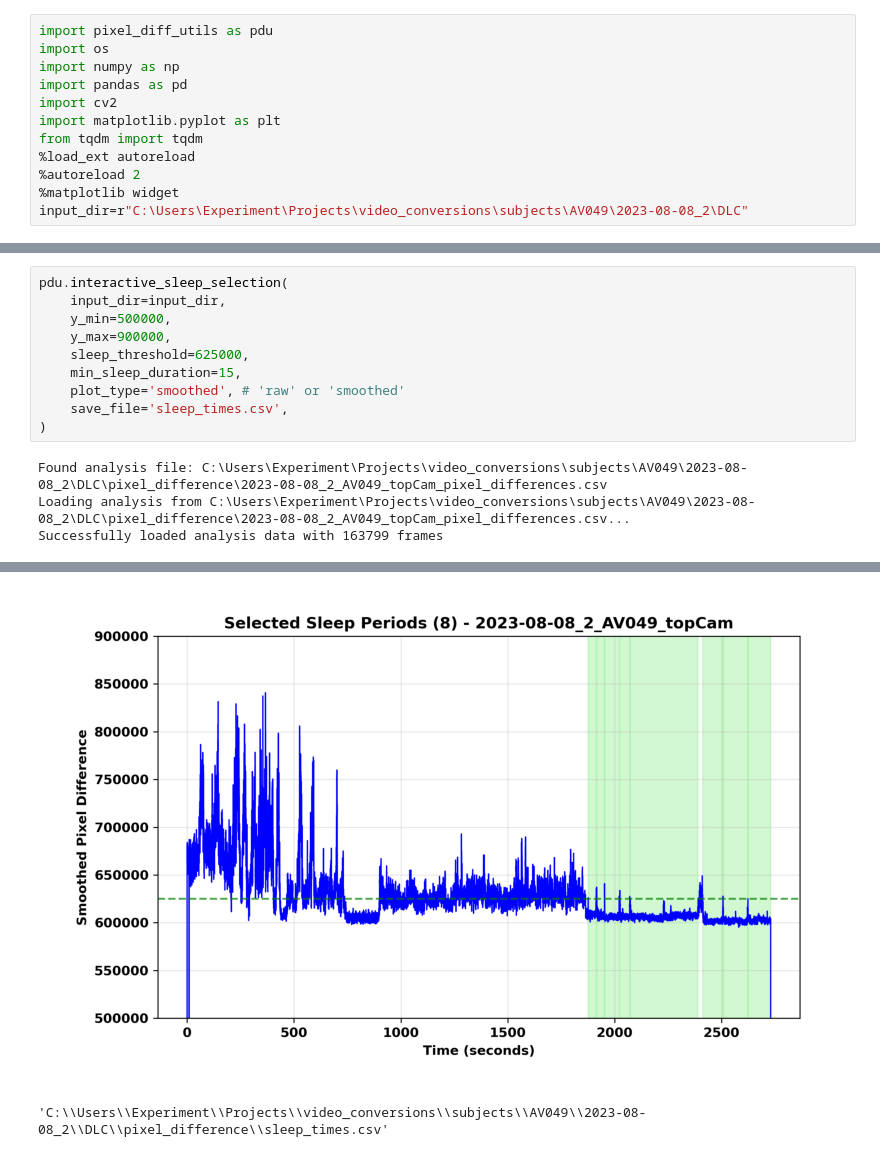
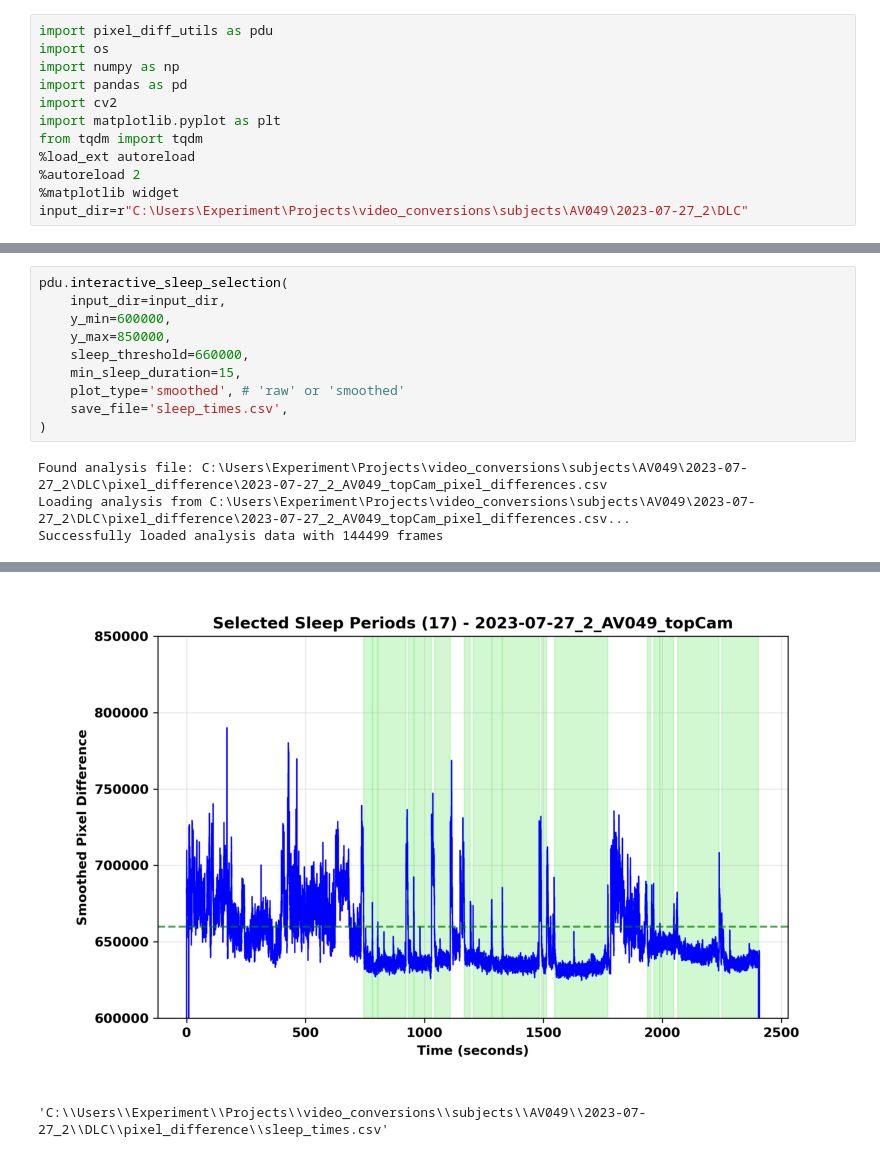
Before and after one commit to Joschua21/sleep_analysis_pipeline, a Jupyter notebook: pixel_diff_pipeline.ipynb, the cells around one changed output, grey strips where cells are left out. Cells and saved outputs as stored; diff of their text form.

```diff
--- a/pixel_diff_pipeline.ipynb
+++ b/pixel_diff_pipeline.ipynb
@@ -9,7 +9,7 @@ from tqdm import tqdm
 %load_ext autoreload
 %autoreload 2
 %matplotlib widget
-input_dir=r"C:\Users\Experiment\Projects\video_conversions\subjects\AV049\2023-08-08_2\DLC"
+input_dir=r"C:\Users\Experiment\Projects\video_conversions\subjects\AV049\2023-07-27_2\DLC"
 # %%
 results = pdu.analyze_and_plot_video(
     input_dir=input_dir,
@@ -61,14 +62,14 @@ Saved figure to: C:\Users\Experiment\Projects\video_conversions\subjects\AV049\2
 # %%
 pdu.interactive_sleep_selection(
     input_dir=input_dir,
-    y_min=500000,
-    y_max=900000,
-    sleep_threshold=625000,
+    y_min=600000,
+    y_max=850000,
+    sleep_threshold=660000,
     min_sleep_duration=15,
     plot_type='smoothed', # 'raw' or 'smoothed'
     save_file='sleep_times.csv',
 )
 # %% [output]
-Found analysis file: C:\Users\Experiment\Projects\video_conversions\subjects\AV049\2023-08-08_2\DLC\pixel_difference\2023-08-08_2_AV049_topCam_pixel_differences.csv
-Loading analysis from C:\Users\Experiment\Projects\video_conversions\subjects\AV049\2023-08-08_2\DLC\pixel_difference\2023-08-08_2_AV049_topCam_pixel_differences.csv...
-Successfully loaded analysis data with 163799 frames
+Found analysis file: C:\Users\Experiment\Projects\video_conversions\subjects\AV049\2023-07-27_2\DLC\pixel_difference\2023-07-27_2_AV049_topCam_pixel_differences.csv
+Loading analysis from C:\Users\Experiment\Projects\video_conversions\subjects\AV049\2023-07-27_2\DLC\pixel_difference\2023-07-27_2_AV049_topCam_pixel_differences.csv...
+Successfully loaded analysis data with 144499 frames
@@ -93,2 +94,2 @@ Saved final plot to: C:\Users\Experiment\Projects\video_conversions\subjects\AV0
-[figure, old version]
+[figure, new version]
-'C:\\Users\\Experiment\\Projects\\video_conversions\\subjects\\AV049\\2023-08-08_2\\DLC\\pixel_difference\\sleep_times.csv'
+'C:\\Users\\Experiment\\Projects\\video_conversions\\subjects\\AV049\\2023-07-27_2\\DLC\\pixel_difference\\sleep_times.csv'
```
Also changed, not shown: parts of 3 cells of this notebook, 2 other files.
